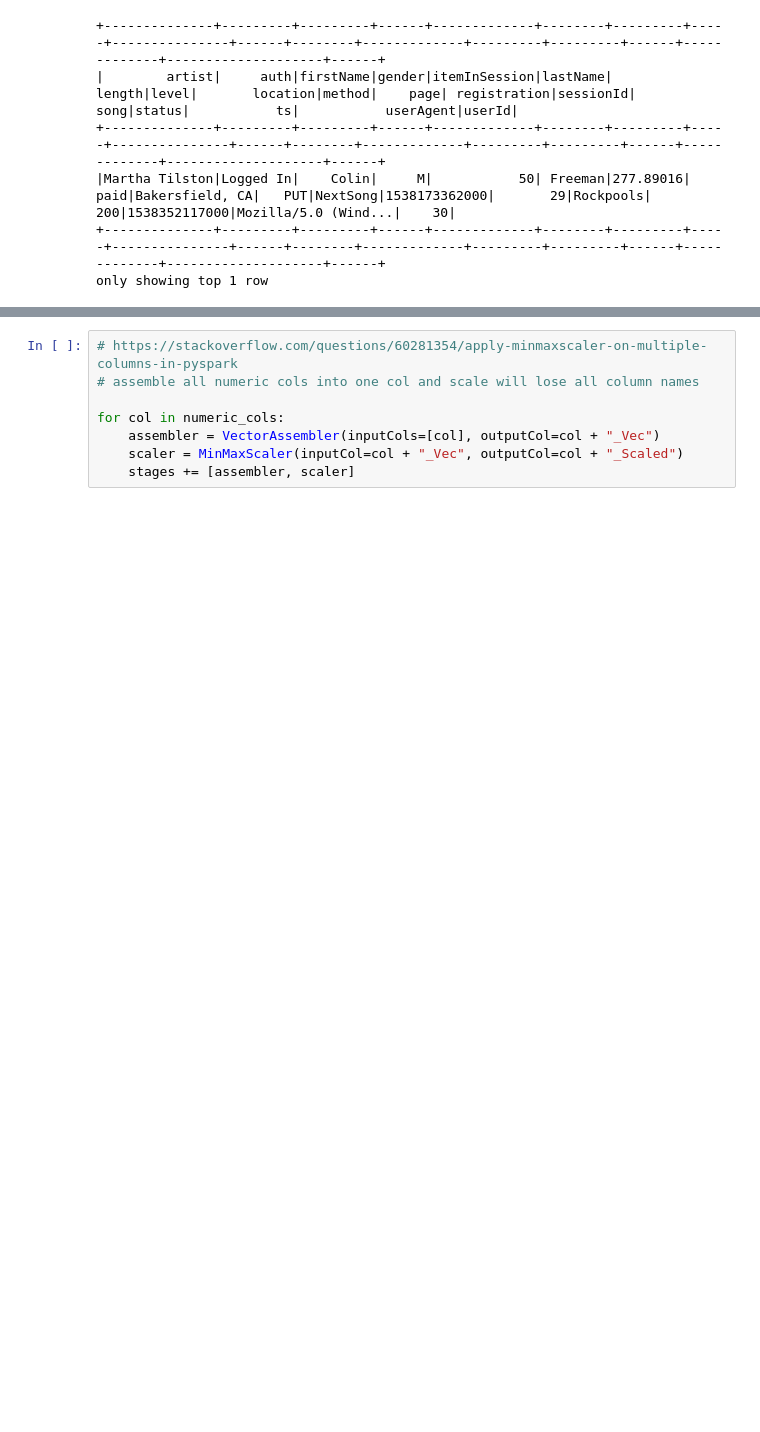
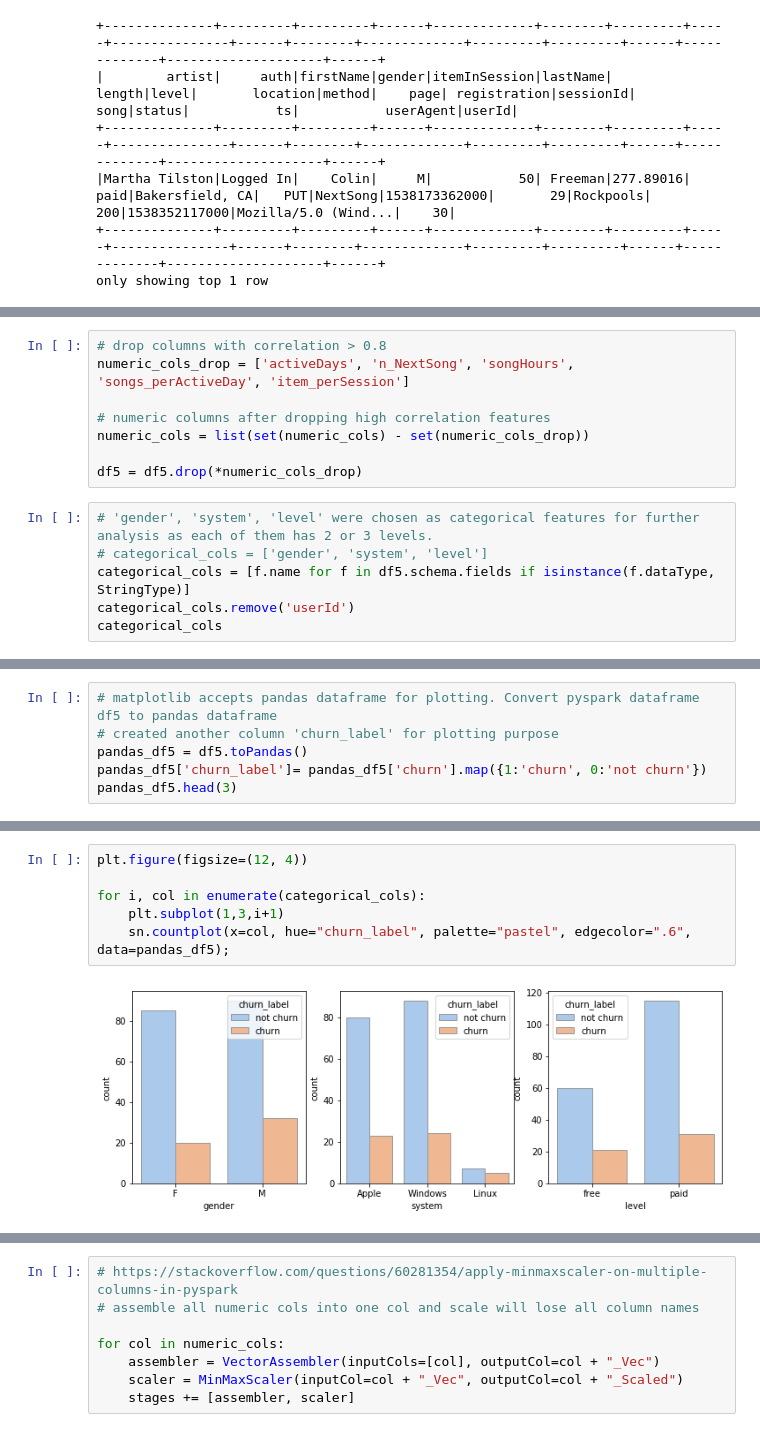
Before and after one commit to ustcdj/Sparkify_Churn_Analysis, a Jupyter notebook: Sparkify.ipynb, the cells around one changed output, grey strips where cells are left out. Saved outputs shown, nothing was run; the diff lists cells and outputs as text; blank space fills up the shorter version.

```diff
--- a/Sparkify.ipynb
+++ b/Sparkify.ipynb
@@ -925,0 +303,14 @@ for col in categorical_cols:
+# %%
+# drop columns with correlation > 0.8
+numeric_cols_drop = ['activeDays', 'n_NextSong', 'songHours', 'songs_perActiveDay', 'item_perSession']
+
+# numeric columns after dropping high correlation features
+numeric_cols = list(set(numeric_cols) - set(numeric_cols_drop))
+
+df5 = df5.drop(*numeric_cols_drop)
+# %%
+# 'gender', 'system', 'level' were chosen as categorical features for further analysis as each of them has 2 or 3 levels.
+# categorical_cols = ['gender', 'system', 'level']
+categorical_cols = [f.name for f in df5.schema.fields if isinstance(f.dataType, StringType)]
+categorical_cols.remove('userId')
+categorical_cols
@@ -925,0 +319,6 @@ for col in categorical_cols:
+# %%
+# matplotlib accepts pandas dataframe for plotting. Convert pyspark dataframe df5 to pandas dataframe
+# created another column 'churn_label' for plotting purpose
+pandas_df5 = df5.toPandas()
+pandas_df5['churn_label']= pandas_df5['churn'].map({1:'churn', 0:'not churn'})
+pandas_df5.head(3)
@@ -925,0 +335,8 @@ for col in categorical_cols:
+# %%
+plt.figure(figsize=(12, 4))
+
+for i, col in enumerate(categorical_cols):
+    plt.subplot(1,3,i+1)
+    sn.countplot(x=col, hue="churn_label", palette="pastel", edgecolor=".6", data=pandas_df5);
+# %% [output]
+[figure, added]
```
Also changed, not shown: parts of 139 cells of this notebook.
